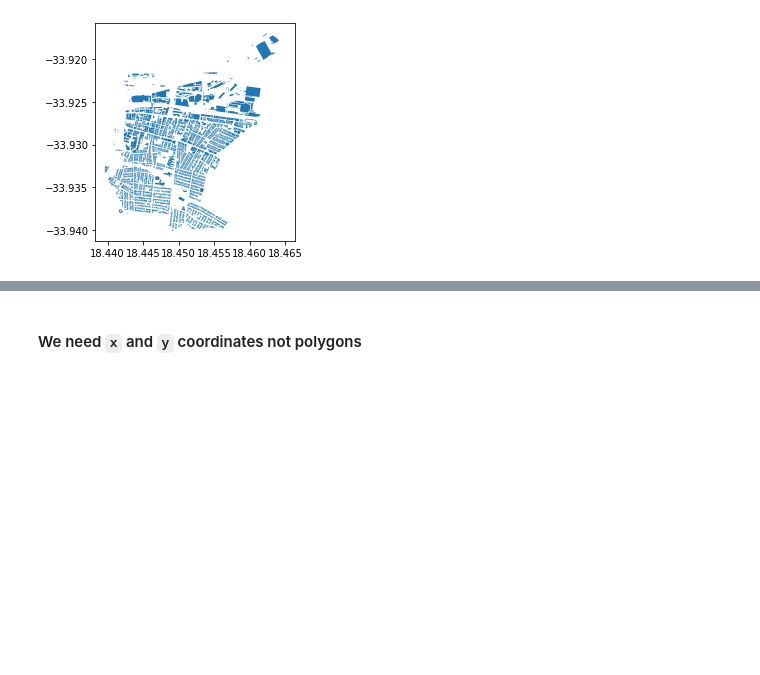
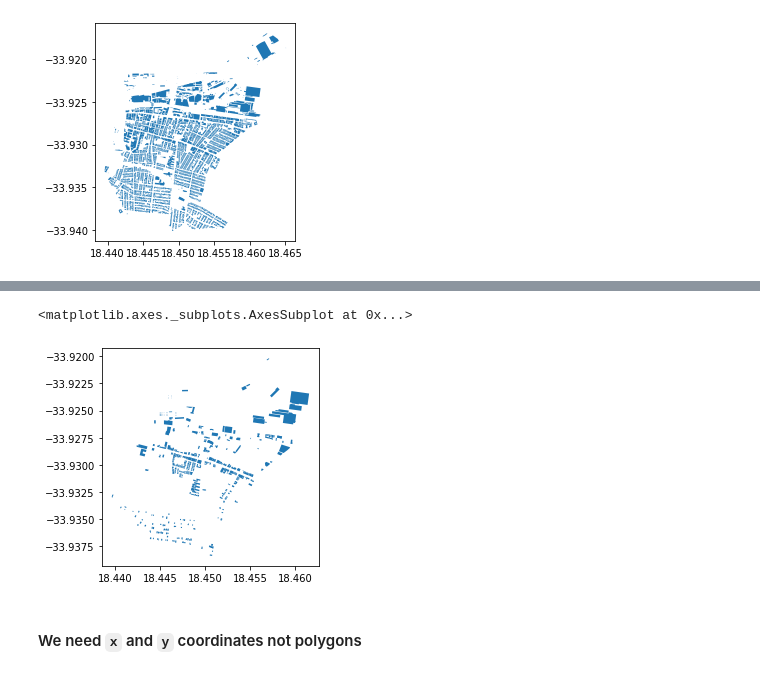
Before and after one commit to AdrianKriger/Auto-GIS-Assignment, a Jupyter notebook: 07_PublicTransport_interactive.ipynb, the cells around one changed output, grey strips where cells are left out. Cells and saved outputs as stored; diff of their text form; code cells hidden in the pictures; blank space fills up the shorter version.

Commit message:
ox.footprints_from_place

```diff
--- a/07_PublicTransport_interactive.ipynb
+++ b/07_PublicTransport_interactive.ipynb
@@ -173,7 +173,5 @@ Not `geometries_from_point` nor `geometries_from_place` neither `buildings_from_
 # %%
 # get all building footprints in some neighborhood
-# `True` means retrieve any object with this tag, regardless of value
 place = 'Woodstock, Cape Town, South Africa'
-tags = {'building': True}
-gdf = ox.buildings_from_place(place, tags)
+gdf = ox.footprints_from_place(place)#, tags={'building':True})
 gdf.shape
@@ -182,3 +178,8 @@ gdf.shape
+# %%
+gdf.plot()
+# %% [output]
+<matplotlib.axes._subplots.AxesSubplot at 0x...>
+[figure, added]
 # %% [markdown]
 #### We need `x` and `y` coordinates not polygons
 # %%
```
Also changed, not shown: parts of 5 cells of this notebook.
